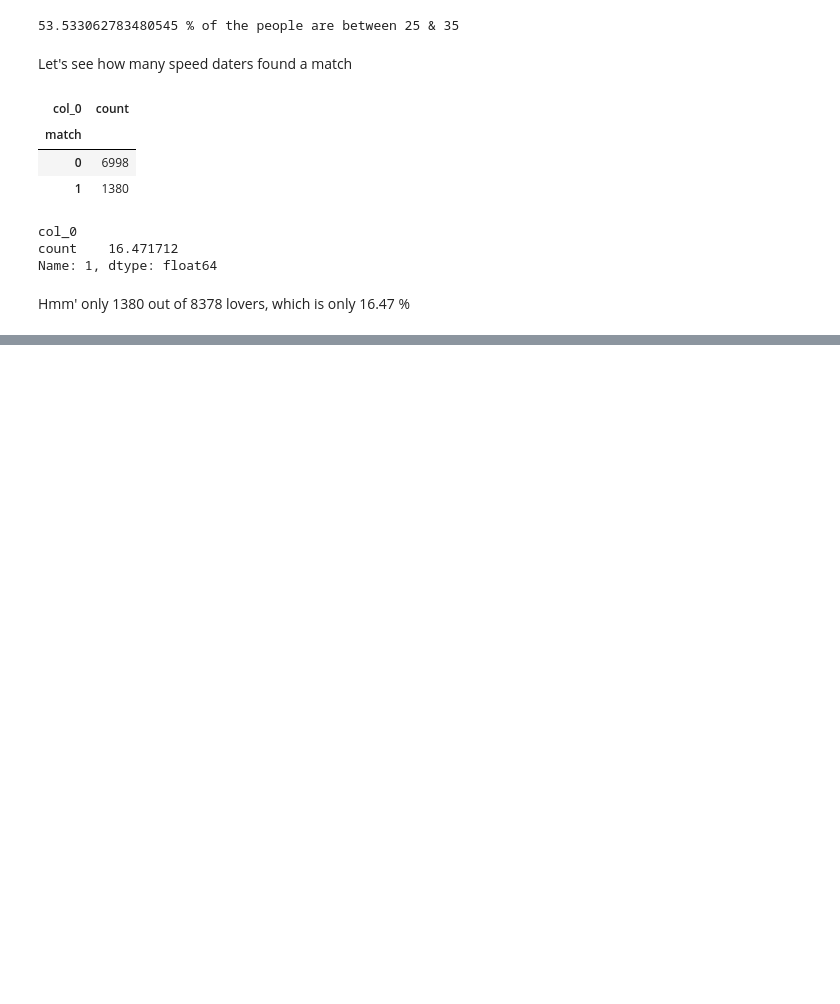
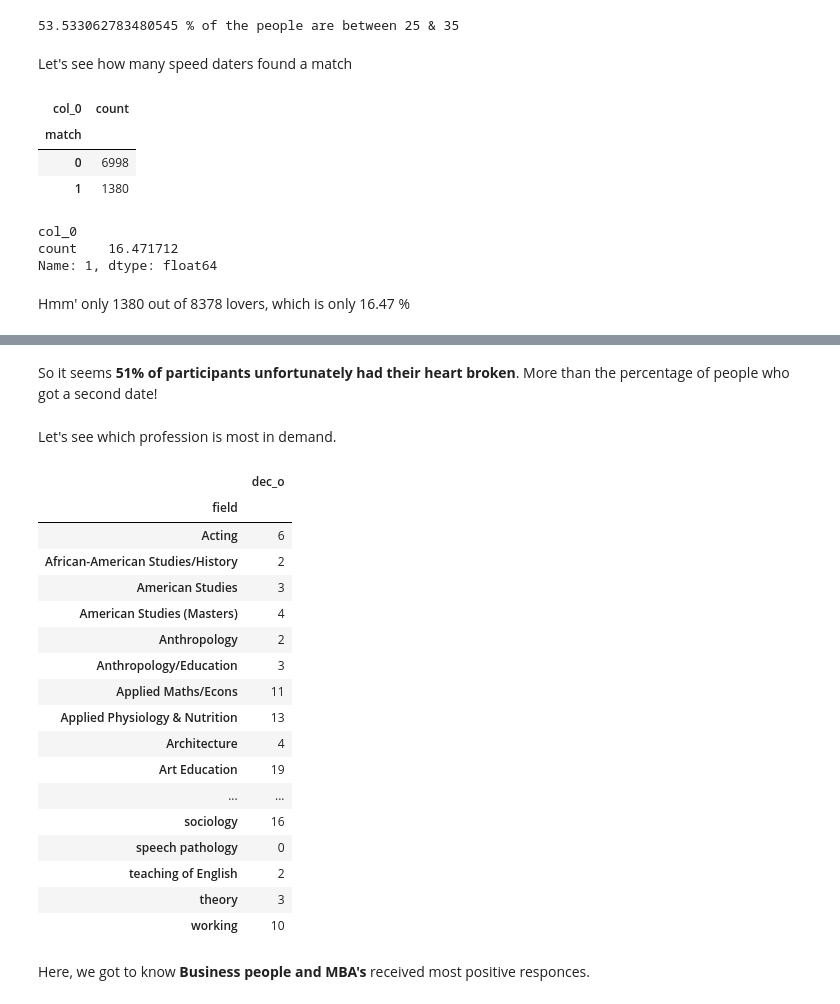
Before and after one commit to erjpsingh/dateyourmate, a Jupyter notebook: dateyourmate.ipynb, the cells around one changed output, grey strips where cells are left out. Cells and saved outputs as stored; diff of their text form; code cells hidden in the pictures; blank space fills up the shorter version.

Commit message:
second_commit

```diff
--- a/dateyourmate.ipynb
+++ b/dateyourmate.ipynb
@@ -131,0 +242,28 @@ Hmm' only 1380 out of 8378 lovers, which is only 16.47 %
+# %% [markdown]
+So it seems <b>51% of participants unfortunately had their heart broken</b>. More than the percentage of people who got a second date!
+# %% [markdown]
+Let's see which profession is most in demand.
+# %%
+# This time we are using pivot table for interpretation
+pd.pivot_table(df[['field','dec_o']], index=["field"], aggfunc=np.sum)
+# %% [output]
+|  | dec_o |
+| field |  |
+| Acting | 6 |
+| African-American Studies/History | 2 |
+| American Studies | 3 |
+| American Studies (Masters) | 4 |
+| Anthropology | 2 |
+| Anthropology/Education | 3 |
+| Applied Maths/Econs | 11 |
+| Applied Physiology & Nutrition | 13 |
+| Architecture | 4 |
+| Art Education | 19 |
+| ... | ... |
+| sociology | 16 |
+| speech pathology | 0 |
+| teaching of English | 2 |
+| theory | 3 |
+| working | 10 |
+# %% [markdown]
+Here, we got to know <b>Business people and MBA's</b>  received most positive responces.
```
Also changed, not shown: parts of 18 cells of this notebook.
